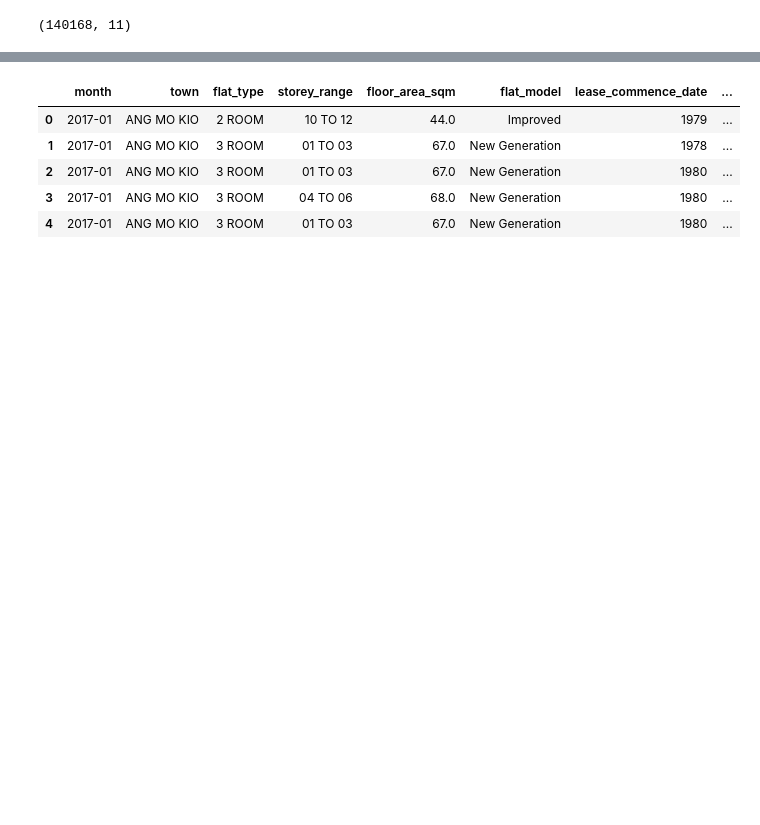
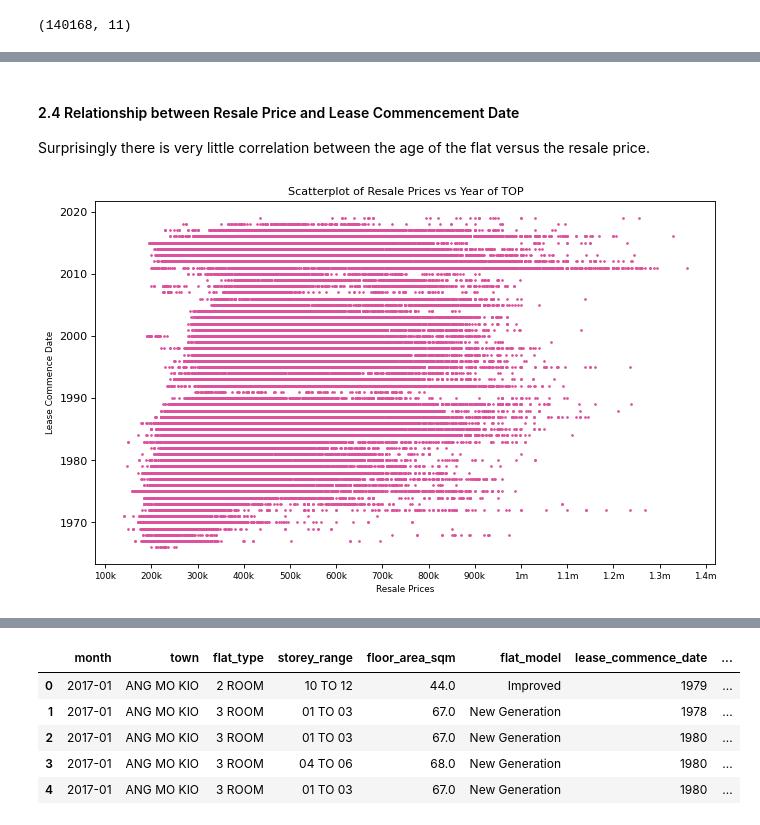
Before and after one commit to sallihin/hdb-resale-predictor, a Jupyter notebook: training-model.ipynb, the cells around one changed output, grey strips where cells are left out. Drawn from its saved outputs; the diff is of its cells as text; code cells hidden in the pictures; blank space fills up the shorter version.

```diff
--- a/training-model.ipynb
+++ b/training-model.ipynb
@@ -36,0 +116,20 @@ df.head()
+# %% [markdown]
+#### 2.4 Relationship between Resale Price and Lease Commencement Date
+Surprisingly there is very little correlation between the age of the flat versus the resale price.
+# %%
+# Draw Plot
+plt.figure(figsize=(10,6), dpi= 80)
+plt.scatter(df['resale_price'], df['lease_commence_date'], s=2, c='#dd519d')
+
+# Decoration
+plt.xlabel("Resale Prices", fontsize=8); plt.ylabel("Lease Commence Date", fontsize=8)
+plt.title("Scatterplot of Resale Prices vs Year of TOP", fontsize=10)
+plt.xticks(ticks=[100000,200000,300000,400000,500000,600000,700000,800000,900000,1000000,1100000,1200000,1300000,1400000],
+           labels=['100k','200k','300k','400k','500k','600k','700k','800k','900k','1m','1.1m','1.2m','1.3m','1.4m'],
+           fontsize=8);
+# plt.yticks(ticks=[1970, 1980, 1990, 2000, 2010, 2020],
+#            fontsize=8)
+
+plt.show()
+# %% [output]
+[figure, added]
```
Also changed, not shown: parts of 25 cells of this notebook.
